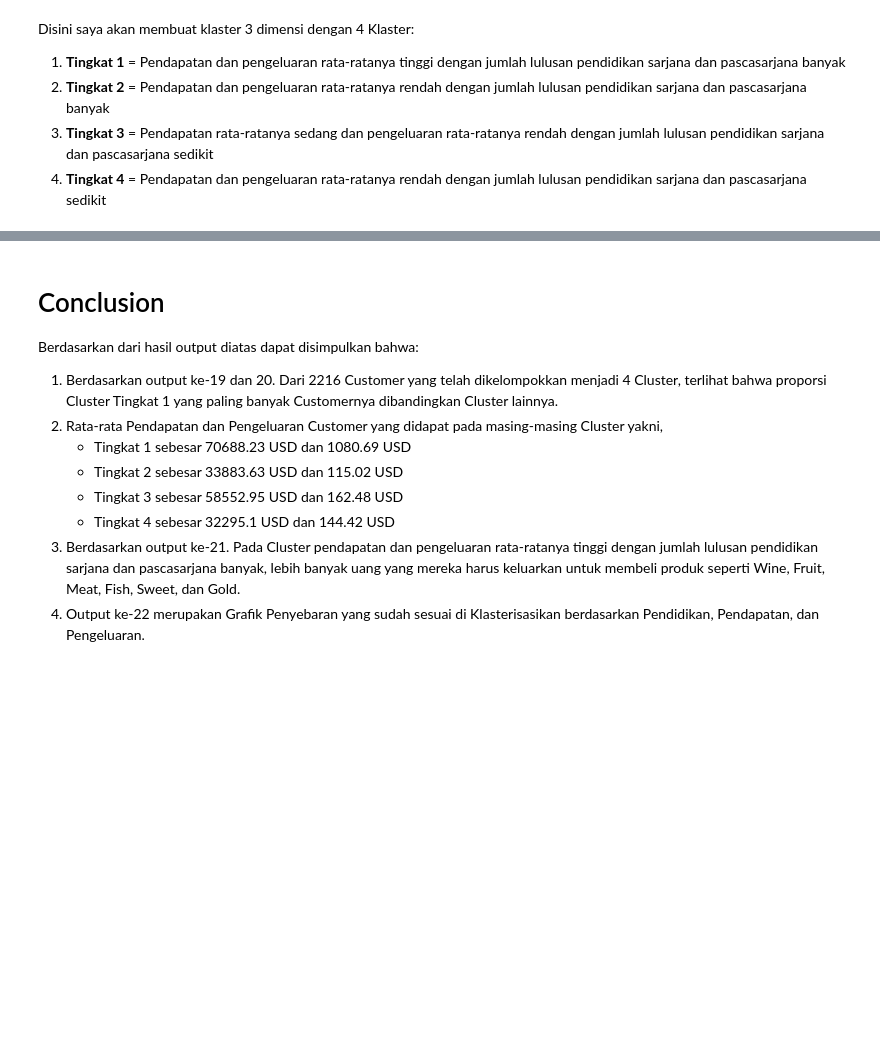
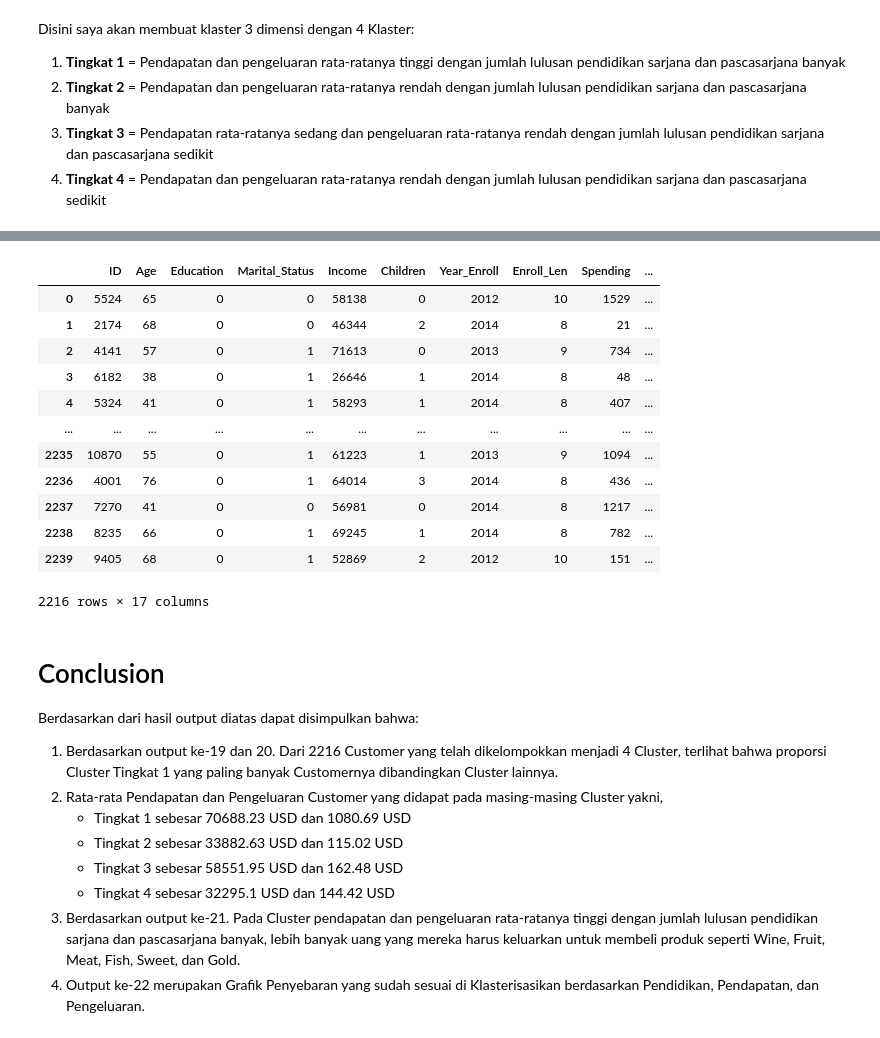
Before and after one commit to adityaadamf/2022, a Jupyter notebook: Customer Personality Analysis.ipynb, the cells around one changed output, grey strips where cells are left out. Cells and saved outputs as stored; diff of their text form; code cells hidden in the pictures; blank space fills up the shorter version.

```diff
--- a/Customer Personality Analysis.ipynb
+++ b/Customer Personality Analysis.ipynb
@@ -134,9 +195,9 @@ le = LabelEncoder()
 df['Education'] = le.fit_transform(df['Education'])
 df['Marital_Status'] = le.fit_transform(df['Marital_Status'])
 
-# Fitur Skala pada Age, Income, Enroll_Len, dan Spending. kemudian di normalisasikan
+# Fitur Skala pada Income, Spending dan Education. kemudian di normalisasikan
 rs = RobustScaler()
-X_rs = rs.fit_transform(df[['Income','Spending','Age']])
+X_rs = rs.fit_transform(df[['Income','Spending','Education']])
 X_norm = normalize(X_rs, norm='l2')
 # %% [markdown]
 # Modelling
@@ -192,11 +279,27 @@ Image(dirs_img+'cpa_plot_model.png')
+# %%
+df
+# %% [output]
+|  | ID | Age | Education | Marital_Status | Income | Children | Year_Enroll | Enroll_Len | Spending | ... |
+| 0 | 5524 | 65 | 0 | 0 | 58138 | 0 | 2012 | 10 | 1529 | ... |
+| 1 | 2174 | 68 | 0 | 0 | 46344 | 2 | 2014 | 8 | 21 | ... |
+| 2 | 4141 | 57 | 0 | 1 | 71613 | 0 | 2013 | 9 | 734 | ... |
+| 3 | 6182 | 38 | 0 | 1 | 26646 | 1 | 2014 | 8 | 48 | ... |
+| 4 | 5324 | 41 | 0 | 1 | 58293 | 1 | 2014 | 8 | 407 | ... |
+| ... | ... | ... | ... | ... | ... | ... | ... | ... | ... | ... |
+| 2235 | 10870 | 55 | 0 | 1 | 61223 | 1 | 2013 | 9 | 1094 | ... |
+| 2236 | 4001 | 76 | 0 | 1 | 64014 | 3 | 2014 | 8 | 436 | ... |
+| 2237 | 7270 | 41 | 0 | 0 | 56981 | 0 | 2014 | 8 | 1217 | ... |
+| 2238 | 8235 | 66 | 0 | 1 | 69245 | 1 | 2014 | 8 | 782 | ... |
+| 2239 | 9405 | 68 | 0 | 1 | 52869 | 2 | 2012 | 10 | 151 | ... |
+2216 rows × 17 columns
 # %% [markdown]
 # Conclusion
 Berdasarkan dari hasil output diatas dapat disimpulkan bahwa:
 1. Berdasarkan output ke-19 dan 20. Dari 2216 Customer yang telah dikelompokkan menjadi 4 Cluster, terlihat bahwa proporsi Cluster Tingkat 1 yang paling banyak Customernya dibandingkan Cluster lainnya.
 2. Rata-rata Pendapatan dan Pengeluaran Customer yang didapat pada masing-masing Cluster yakni,
     * Tingkat 1 sebesar 70688.23 USD dan 1080.69 USD
-    * Tingkat 2 sebesar 33883.63 USD dan 115.02 USD
-    * Tingkat 3 sebesar 58552.95 USD dan 162.48 USD
+    * Tingkat 2 sebesar 33882.63 USD dan 115.02 USD
+    * Tingkat 3 sebesar 58551.95 USD dan 162.48 USD
     * Tingkat 4 sebesar 32295.1 USD dan 144.42 USD
 3. Berdasarkan output ke-21. Pada Cluster pendapatan dan pengeluaran rata-ratanya tinggi dengan jumlah lulusan pendidikan sarjana dan pascasarjana banyak, lebih banyak uang yang mereka harus keluarkan untuk membeli produk seperti Wine, Fruit, Meat, Fish, Sweet, dan Gold.
 4. Output ke-22 merupakan Grafik Penyebaran yang sudah sesuai di Klasterisasikan berdasarkan Pendidikan, Pendapatan, dan Pengeluaran.
```
Also changed, not shown: parts of 17 cells of this notebook.
